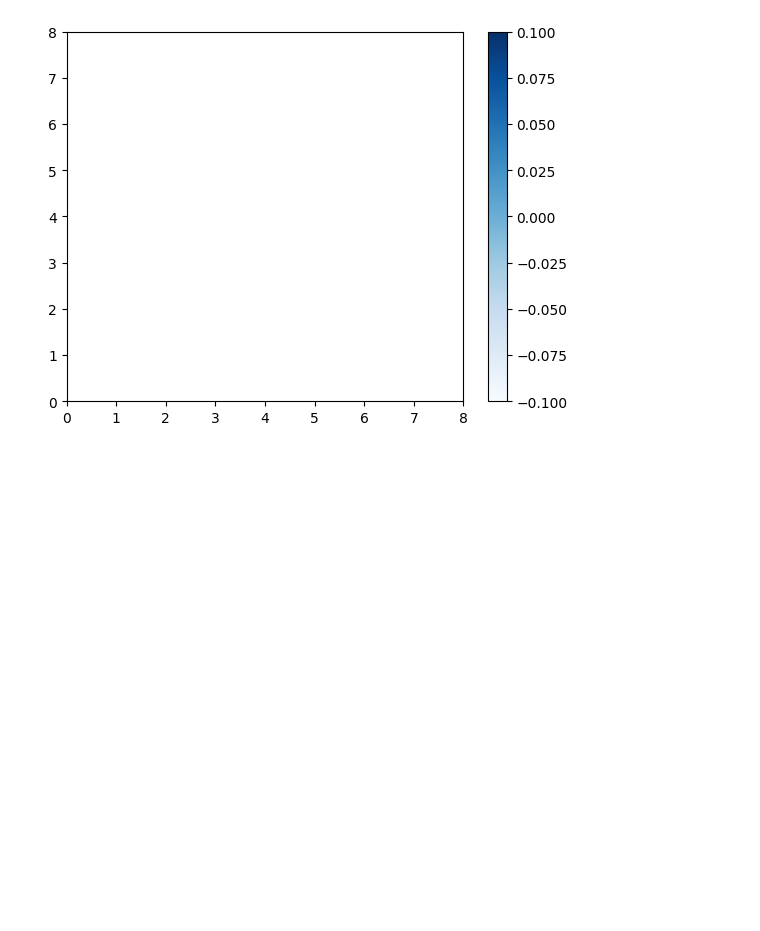
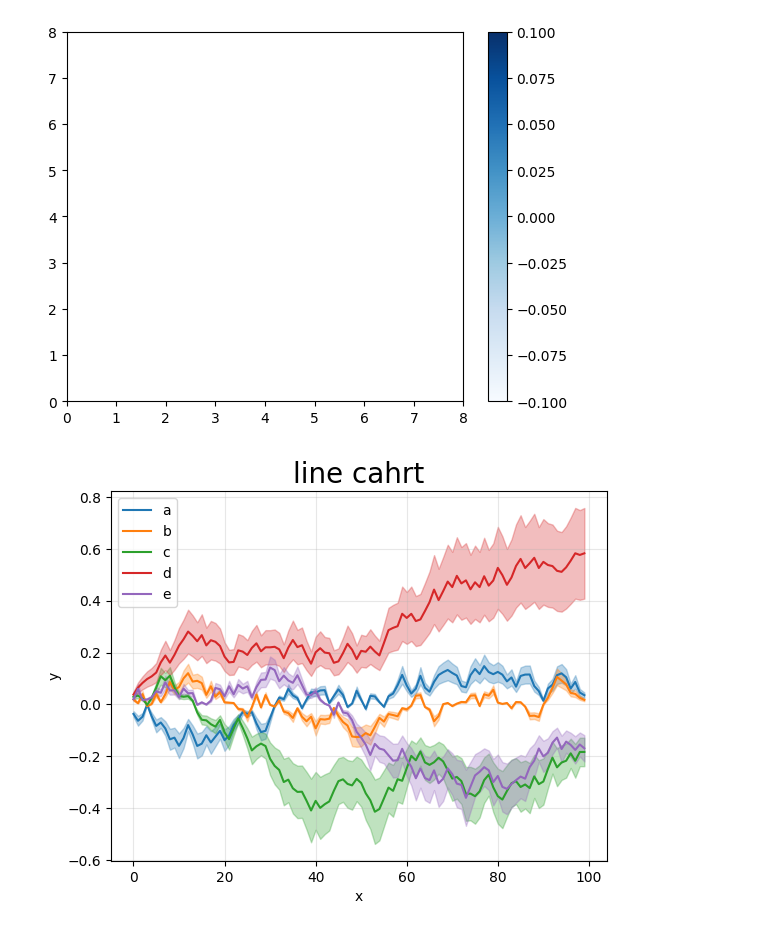
Before and after one commit to getsum-zero/Virtual-INTM, a Jupyter notebook: script/test.ipynb, the cells around one changed output. Saved outputs shown, nothing was run; the diff lists cells and outputs as text; code cells hidden in the pictures; blank space fills up the shorter version.

```diff
--- a/script/test.ipynb
+++ b/script/test.ipynb
@@ -61,3 +61,31 @@ asdf [[array([[1.63000e+02, 1.72000e+02, 1.76000e+02, ..., 2.99126e+05,
           2.99115e+05, 2.99152e+05]])                             ]]
 [figure]
 [figure]
+# %%
+import matplotlib.pyplot as plt
+import numpy as np
+import pandas as pd
+np.random.seed(9615)
+
+# generate df
+N = 100
+df = pd.DataFrame((.1 * (np.random.random((N, 5)) - .5)).cumsum(0),
+                  columns=['a', 'b', 'c', 'd', 'e'],)
+
+# plot line + confidence interval
+fig, ax = plt.subplots()
+ax.grid(True, alpha=0.3)
+
+for key, val in df.items():
+    l, = ax.plot(val.index, val.values, label=key)
+    ax.fill_between(val.index,
+                    val.values * .7, val.values * 1.3,
+                    color=l.get_color(), alpha=.3)
+ax.set_xlabel('x')
+ax.set_ylabel('y')
+ax.set_title('line cahrt', size=20)
+
+legend = ax.legend(loc='best')
+plt.show()
+# %% [output]
+[figure, added]
```
Also changed, not shown: 17 other files.
